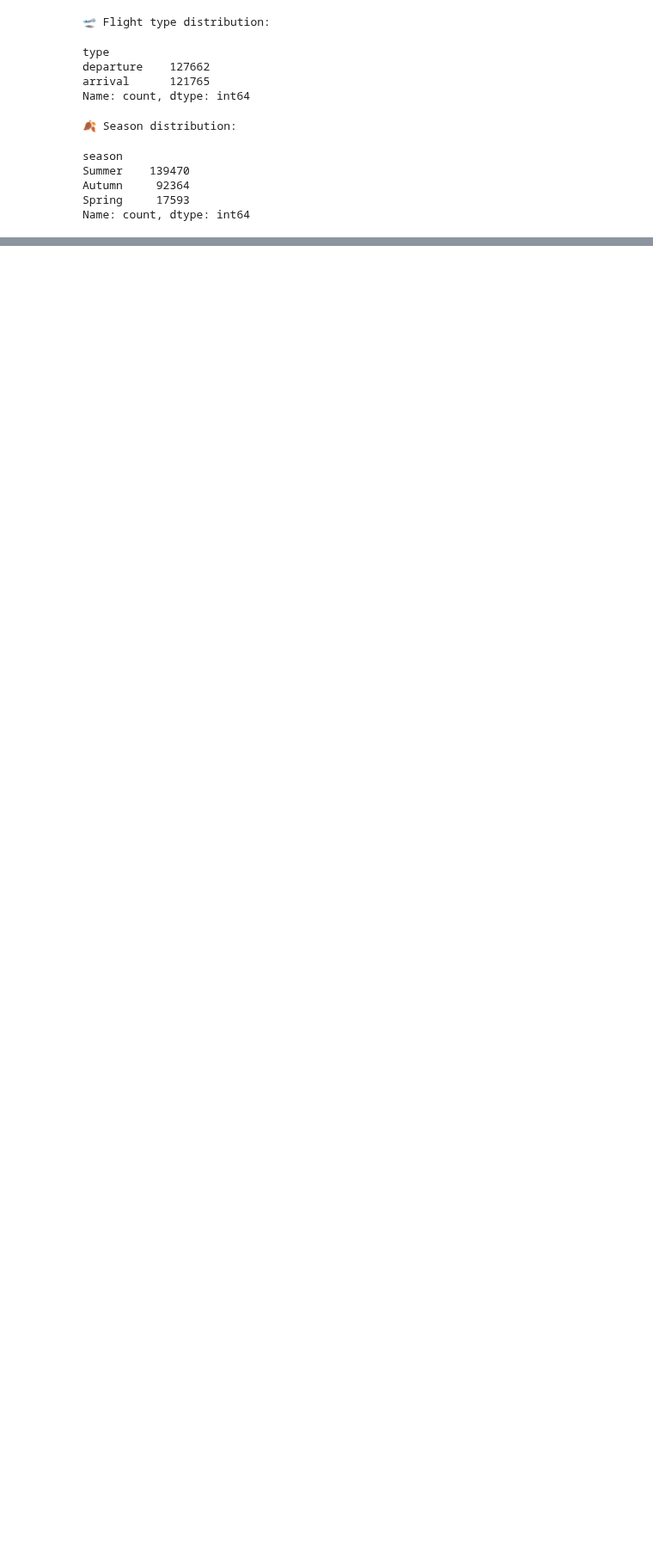
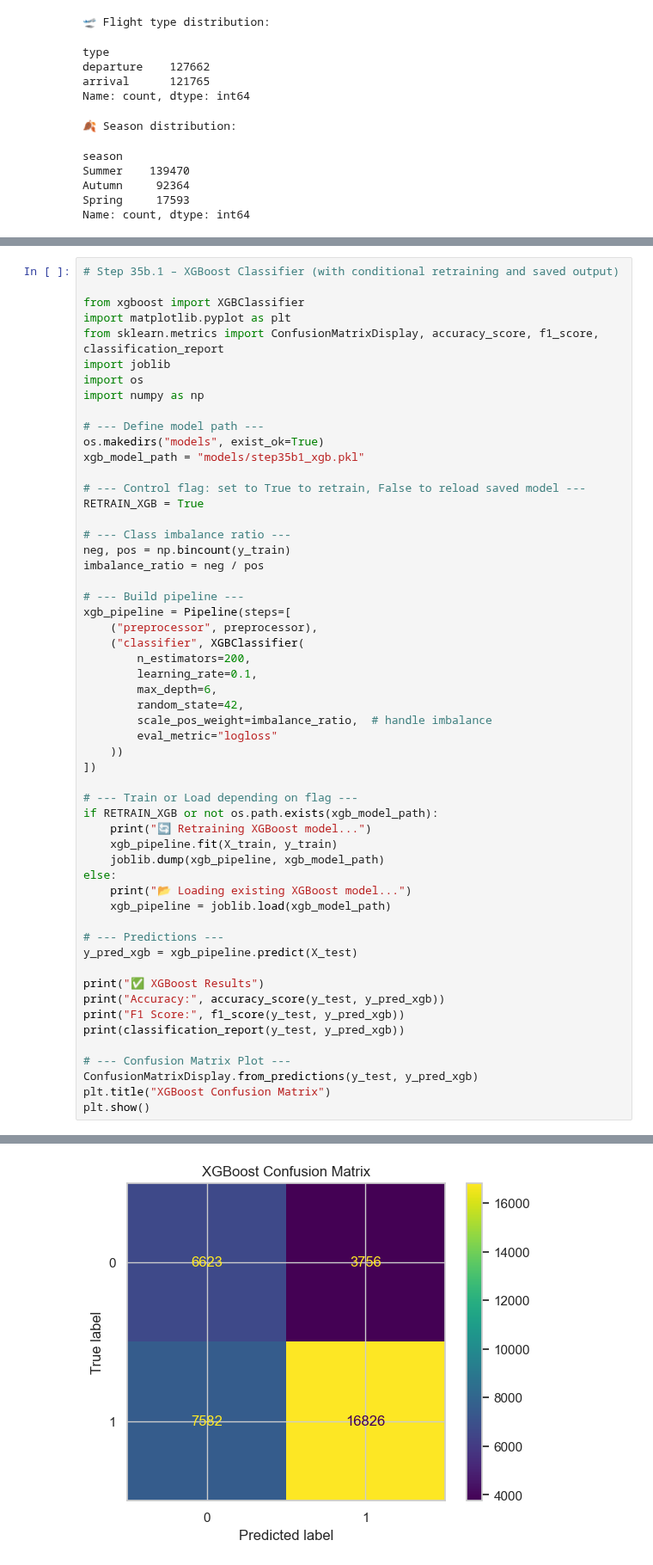
Before and after one commit to ECronin1973/programming-for-data-analytics, a Jupyter notebook: project/flight_reroute_dub.ipynb, the cells around one changed output, grey strips where cells are left out. Shown at 86% size. Drawn from its saved outputs; the diff is of its cells as text; blank space fills up the shorter version.

```diff
--- a/project/flight_reroute_dub.ipynb
+++ b/project/flight_reroute_dub.ipynb
@@ -3885,0 +4265,56 @@ Next, we construct sklearn pipelines with `ColumnTransformer` and `Pipeline`, sp
+# %%
+# Step 35b.1 – XGBoost Classifier (with conditional retraining and saved output)
+
+from xgboost import XGBClassifier
+import matplotlib.pyplot as plt
+from sklearn.metrics import ConfusionMatrixDisplay, accuracy_score, f1_score, classification_report
+import joblib
+import os
+import numpy as np
+
+# --- Define model path ---
+os.makedirs("models", exist_ok=True)
+xgb_model_path = "models/step35b1_xgb.pkl"
+
+# --- Control flag: set to True to retrain, False to reload saved model ---
+RETRAIN_XGB = True
+
+# --- Class imbalance ratio ---
+neg, pos = np.bincount(y_train)
+imbalance_ratio = neg / pos
+
+# --- Build pipeline ---
+xgb_pipeline = Pipeline(steps=[
+    ("preprocessor", preprocessor),
+    ("classifier", XGBClassifier(
+        n_estimators=200,
+        learning_rate=0.1,
+        max_depth=6,
+        random_state=42,
+        scale_pos_weight=imbalance_ratio,  # handle imbalance
+        eval_metric="logloss"
+    ))
+])
+
+# --- Train or Load depending on flag ---
+if RETRAIN_XGB or not os.path.exists(xgb_model_path):
+    print("🔄 Retraining XGBoost model...")
+    xgb_pipeline.fit(X_train, y_train)
+    joblib.dump(xgb_pipeline, xgb_model_path)
+else:
+    print("📂 Loading existing XGBoost model...")
+    xgb_pipeline = joblib.load(xgb_model_path)
+
+# --- Predictions ---
+y_pred_xgb = xgb_pipeline.predict(X_test)
+
+print("✅ XGBoost Results")
+print("Accuracy:", accuracy_score(y_test, y_pred_xgb))
+print("F1 Score:", f1_score(y_test, y_pred_xgb))
+print(classification_report(y_test, y_pred_xgb))
+
+# --- Confusion Matrix Plot ---
+ConfusionMatrixDisplay.from_predictions(y_test, y_pred_xgb)
+plt.title("XGBoost Confusion Matrix")
+plt.show()
+# %% [output]
@@ -3885,0 +4333 @@ Next, we construct sklearn pipelines with `ColumnTransformer` and `Pipeline`, sp
+[figure, added]
```
Also changed, not shown: parts of 33 cells of this notebook, 7 other files.
